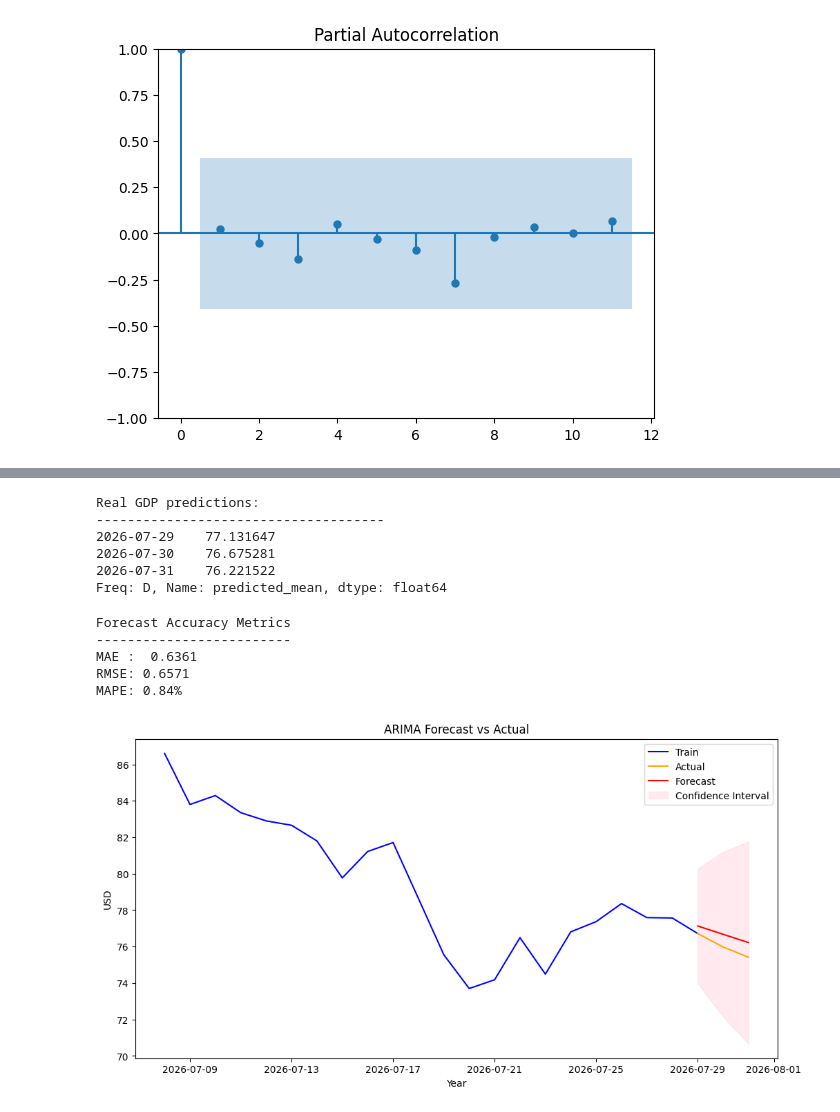
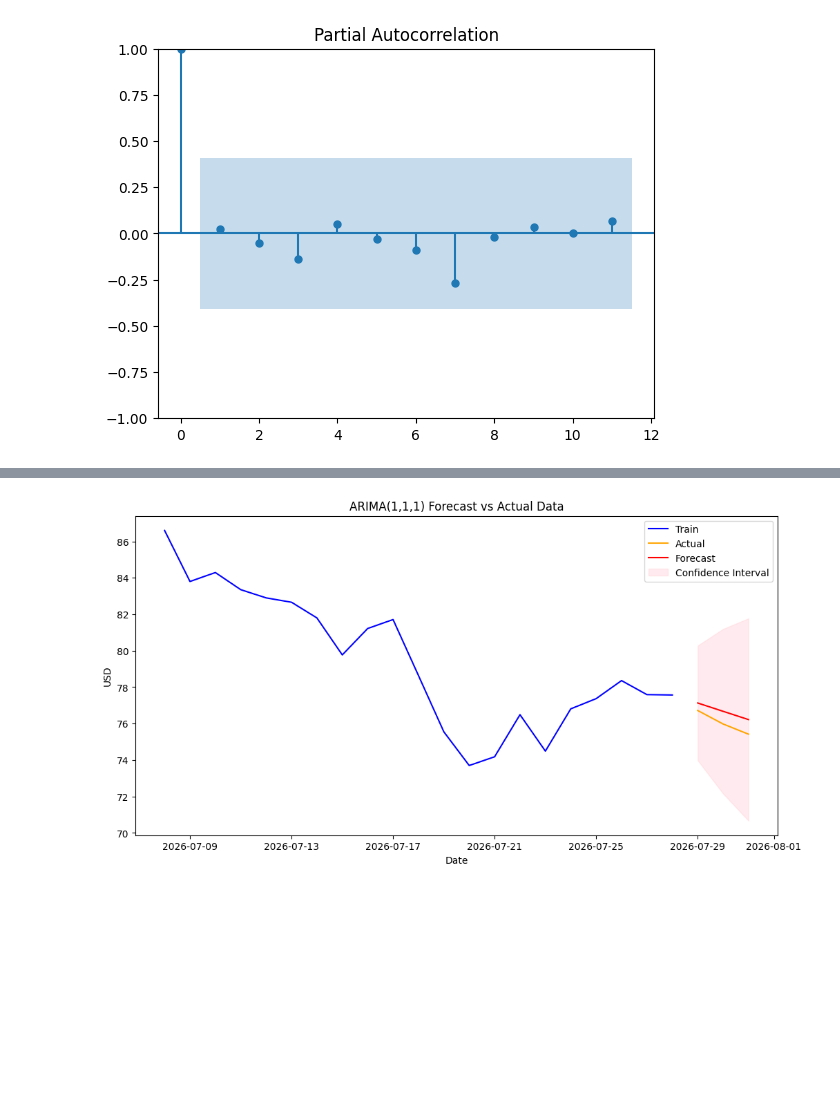
Before and after one commit to Snewski/Pokemon-TCG-Data, a Jupyter notebook: src/analysis.ipynb, the cells around one changed output, grey strips where cells are left out. Saved outputs shown, nothing was run; the diff lists cells and outputs as text; code cells hidden in the pictures; blank space fills up the shorter version.

Commit message:
Data + Analysis

```diff
--- a/src/analysis.ipynb
+++ b/src/analysis.ipynb
@@ -385,87 +482,70 @@ Covariance Type:                       opg
 Warnings:
 [1] Covariance matrix calculated using the outer product of gradients (complex-step).
 # %%
-# predict real GDP values (avg + confidence interval)
+# predict (avg + confidence interval)
 predictions = arima_fit.get_forecast(steps=len(val))
 # get point prediction
 predictions_mean = predictions.predicted_mean
 # build the confidence interval
 conf_int = predictions.conf_int()
-# show prediction
-print("Real GDP predictions:")
-print("-------------------------------------")
-print(predictions_mean)
+
+# show predictions
+# print("Real GDP predictions:")
+# print("-------------------------------------")
+# print(predictions_mean)
-# %% [output]
-Real GDP predictions:
--------------------------------------
-2026-07-29    77.131647
-2026-07-30    76.675281
-2026-07-31    76.221522
-Freq: D, Name: predicted_mean, dtype: float64
 # %%
 # trasform validation into a series
 val_series = val.squeeze()
 # Ensure predictions and actual values are aligned before computing metrics
 predictions_mean.index = val.index
 
-# compute MAE
-mae = np.mean(np.abs(val_series - predictions_mean.values))
-# compute RMSE
-rmse = np.sqrt(np.mean((val_series - predictions_mean.values) ** 2))
-# compute MAPE
-mape = np.mean(np.abs((val_series - predictions_mean.values) / val_series)) * 100
+# # compute MAE
+# mae = np.mean(np.abs(val_series - predictions_mean.values))
+# # compute RMSE
+# rmse = np.sqrt(np.mean((val_series - predictions_mean.values) ** 2))
+# # compute MAPE
+# mape = np.mean(np.abs((val_series - predictions_mean.values) / val_series)) * 100
 
-# Print metrics
-print("Forecast Accuracy Metrics")
-print("-------------------------")
-print(f"MAE :  {mae:.4f}")
-print(f"RMSE: {rmse:.4f}")
-print(f"MAPE: {mape:.2f}%")
+# # Print metrics
+# print("Forecast Accuracy Metrics")
+# print("-------------------------")
+# print(f"MAE :  {mae:.4f}")
+# print(f"RMSE: {rmse:.4f}")
+# print(f"MAPE: {mape:.2f}%")
-# %% [output]
-Forecast Accuracy Metrics
--------------------------
-MAE :  0.6361
-RMSE: 0.6571
-MAPE: 0.84%
 # %%
-# Convert train to timestamp
-#train_plot = train.to_timestamp()
-# Convert val to timestamp
-#val_plot = val.to_timestamp()
-
 # Align the prediction series w/ validation
 predictions_mean.index = val.index
 # Align the CI w/ validation
 conf_int.index = val.index
 # keep only last 30 points
 train_tail = train[-30:]
 # Bridge first validation points to make plot continuous
-bridge_point = val.iloc[:1]
-train_tail = pd.concat([train_tail, bridge_point])
+#bridge_point = val.iloc[:1]
+#train_tail = pd.concat([train_tail, bridge_point])
 
 # plot
 plt.figure(figsize=(12, 6))
 # last 30 train points
 plt.plot(train_tail, label="Train", color="blue")
 # actual validation points
 plt.plot(val, label="Actual", color="orange")
 # forecast
 plt.plot(predictions_mean, label="Forecast", color="red")
 # confidence interval
 plt.fill_between(
     conf_int.index,
     conf_int.iloc[:, 0],
     conf_int.iloc[:, 1],
     color="pink",
     alpha=0.3,
     label="Confidence Interval",
 )
 # labels & title
-plt.title("ARIMA Forecast vs Actual")
-plt.xlabel("Year")
+plt.title("ARIMA(1,1,1) Forecast vs Actual Data")
+plt.xlabel("Date")
 plt.ylabel("USD")
 plt.legend()
 plt.show()
 # %% [output]
-[figure, old version]
+[figure, new version]
 # %%
```
Also changed, not shown: parts of 28 cells of this notebook, 21 other files.
